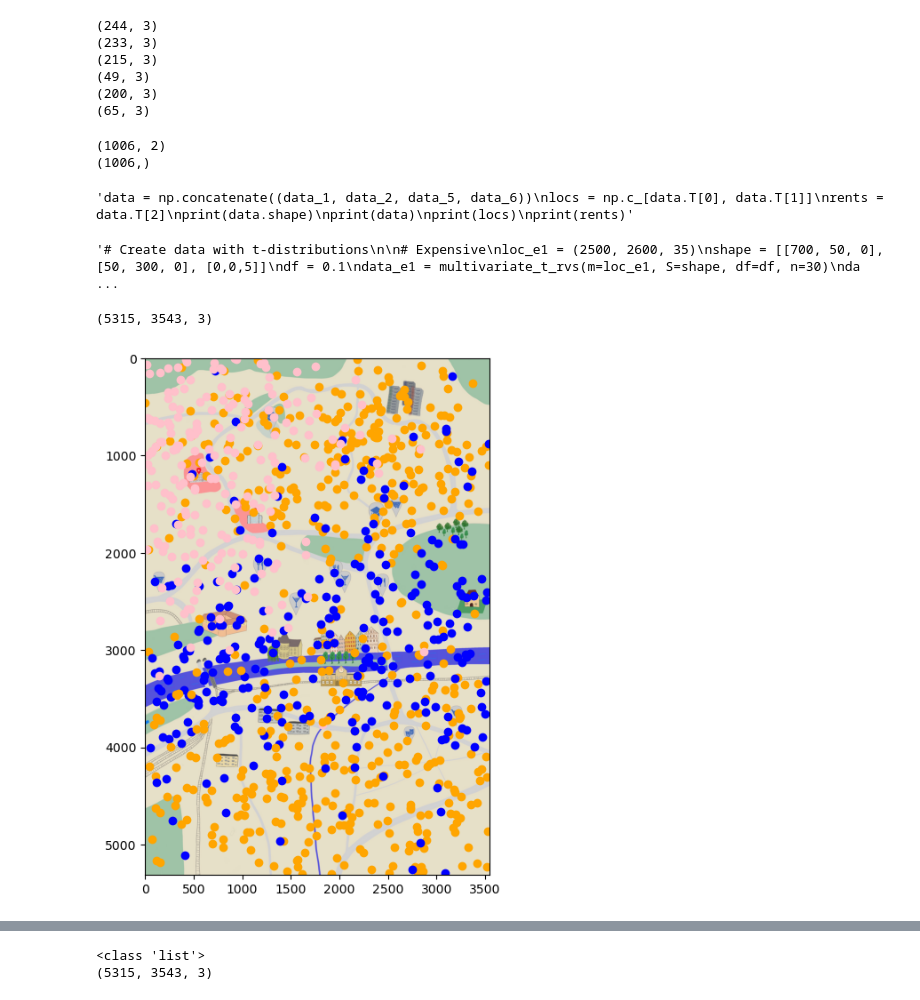
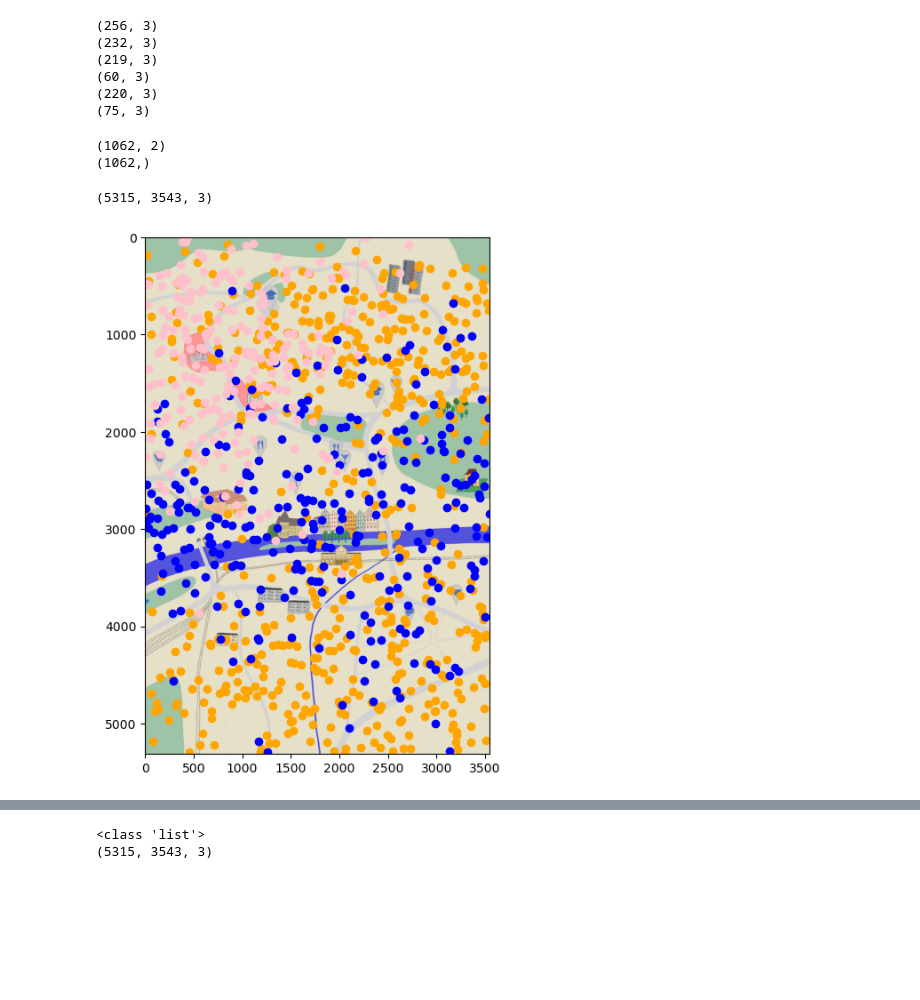
Before and after one commit to timweiland/aix-decision-tree, a Jupyter notebook: src/python/AiTreeGenerator.ipynb, the cells around one changed output, grey strips where cells are left out. Drawn from its saved outputs; the diff is of its cells as text; code cells hidden in the pictures; blank space fills up the shorter version.

```diff
--- a/src/python/AiTreeGenerator.ipynb
+++ b/src/python/AiTreeGenerator.ipynb
@@ -124,6 +15,4 @@ print(data_c1.shape)
 # %%
-# Areas again
-
 # Medium 1 (Wanne/WHO)
 mean_m1 = (2500, 1000, 25)
 cov_m1 = [[width2var(2800), width2var(200), 0], [width2var(200), width2var(1100), 0], [0,0,5]]
@@ -165,16 +54,16 @@ col_c = 'pink'
 print(data_c1.shape)
 
 # Medium 3 (Derendingen)
-mean_c2 = (1000, 4500, 25)
-cov_c2 = [[width2var(2200), width2var(200), 0], [width2var(200), width2var(1000), 0], [0,0,5]]
-data_c2 = np.random.multivariate_normal(mean_c2, cov_c2, (100))
-data_c2 = data_c2[(data_c2.T[0] >= 0) & (data_c2.T[0] <=3543) & (data_c2.T[1] >= 0) & (data_c2.T[1] <= 5315)]
+mean_m3 = (1000, 4500, 25)
+cov_m3 = [[width2var(2200), width2var(200), 0], [width2var(200), width2var(1000), 0], [0,0,5]]
+data_m3 = np.random.multivariate_normal(mean_m3, cov_m3, (100))
+data_m3 = data_m3[(data_m3.T[0] >= 0) & (data_m3.T[0] <=3543) & (data_m3.T[1] >= 0) & (data_m3.T[1] <= 5315)]
 col_m = 'orange'
-print(data_c2.shape)
+print(data_m3.shape)
 # %% [output]
-(244, 3)
-(233, 3)
-(215, 3)
-(49, 3)
-(200, 3)
-(65, 3)
+(256, 3)
+(232, 3)
+(219, 3)
+(60, 3)
+(220, 3)
+(75, 3)
@@ -181,53 +72,24 @@ print(data_c2.shape)
 # %%
-data = np.concatenate((data_m1, data_m2, data_e1, data_e2, data_c1, data_c2))
+data = np.concatenate((data_m1, data_m2, data_m3, data_e1, data_e2, data_c1))
 locs = np.c_[data.T[0], data.T[1]]
 rents = data.T[2]
 print(locs.shape)
 print(rents.shape)
 # %% [output]
-(1006, 2)
-(1006,)
+(1062, 2)
+(1062,)
-# %%
-'''data = np.concatenate((data_1, data_2, data_5, data_6))
-locs = np.c_[data.T[0], data.T[1]]
-rents = data.T[2]
-print(data.shape)
-print(data)
-print(locs)
-print(rents)'''
-# %% [output]
-'data = np.concatenate((data_1, data_2, data_5, data_6))\nlocs = np.c_[data.T[0], data.T[1]]\nrents = data.T[2]\nprint(data.shape)\nprint(data)\nprint(locs)\nprint(rents)'
-# %%
-'''# Create data with t-distributions
-
-# Expensive
-loc_e1 = (2500, 2600, 35)
-shape = [[700, 50, 0], [50, 300, 0], [0,0,5]]
-df = 0.1
-data_e1 = multivariate_t_rvs(m=loc_e1, S=shape, df=df, n=30)
-data_e1 = data_e1[(data_e1.T[0] >= 0) & (data_e1.T[0] <=3543) & (data_e1.T[1] >= 0) & (data_e1.T[1] <= 5315)]
-print(data_e1[0:10])
-
-# Shitty'''
-# %% [output]
-'# Create data with t-distributions\n\n# Expensive\nloc_e1 = (2500, 2600, 35)\nshape = [[700, 50, 0], [50, 300, 0], [0,0,5]]\ndf = 0.1\ndata_e1 = multivariate_t_rvs(m=loc_e1, S=shape, df=df, n=30)\nda ...
 # %%
 img = plt.imread("../assets/map.jpg")
 fig, ax  = plt.subplots(figsize=(5, 16))
 ax.imshow(img)
 ax.scatter(data_m1.T[0], data_m1.T[1], color=col_m)
 ax.scatter(data_m2.T[0], data_m2.T[1], color=col_m)
+ax.scatter(data_m3.T[0], data_m3.T[1], color=col_m)
 ax.scatter(data_e1.T[0], data_e1.T[1], color=col_e)
 ax.scatter(data_e2.T[0], data_e2.T[1], color=col_e)
 ax.scatter(data_c1.T[0], data_c1.T[1], color=col_c)
-ax.scatter(data_c2.T[0], data_c2.T[1], color=col_m)
-'''ax.scatter(data_e3.T[0], data_e3.T[1], color=col_e3)
-ax.scatter(data_e4.T[0], data_e4.T[1], color=col_e4)
-ax.scatter(data_m1.T[0], data_m1.T[1], color=col_m1)
-ax.scatter(data_m3.T[0], data_m3.T[1], color=col_m3)
-'''
 
 print(img.shape)
 # %% [output]
 (5315, 3543, 3)
-[figure, old version]
+[figure, new version]
```
Also changed, not shown: parts of 8 cells of this notebook, 2 other files.
